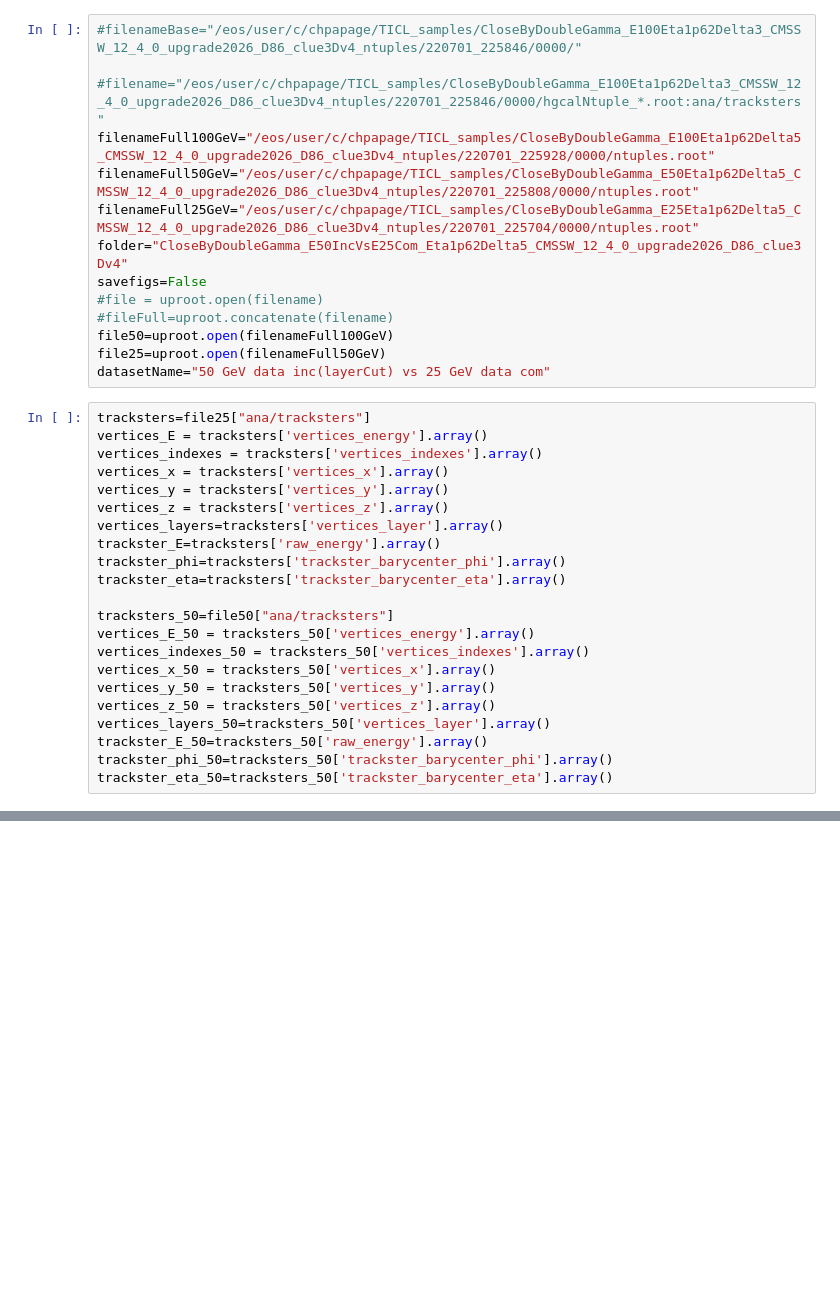
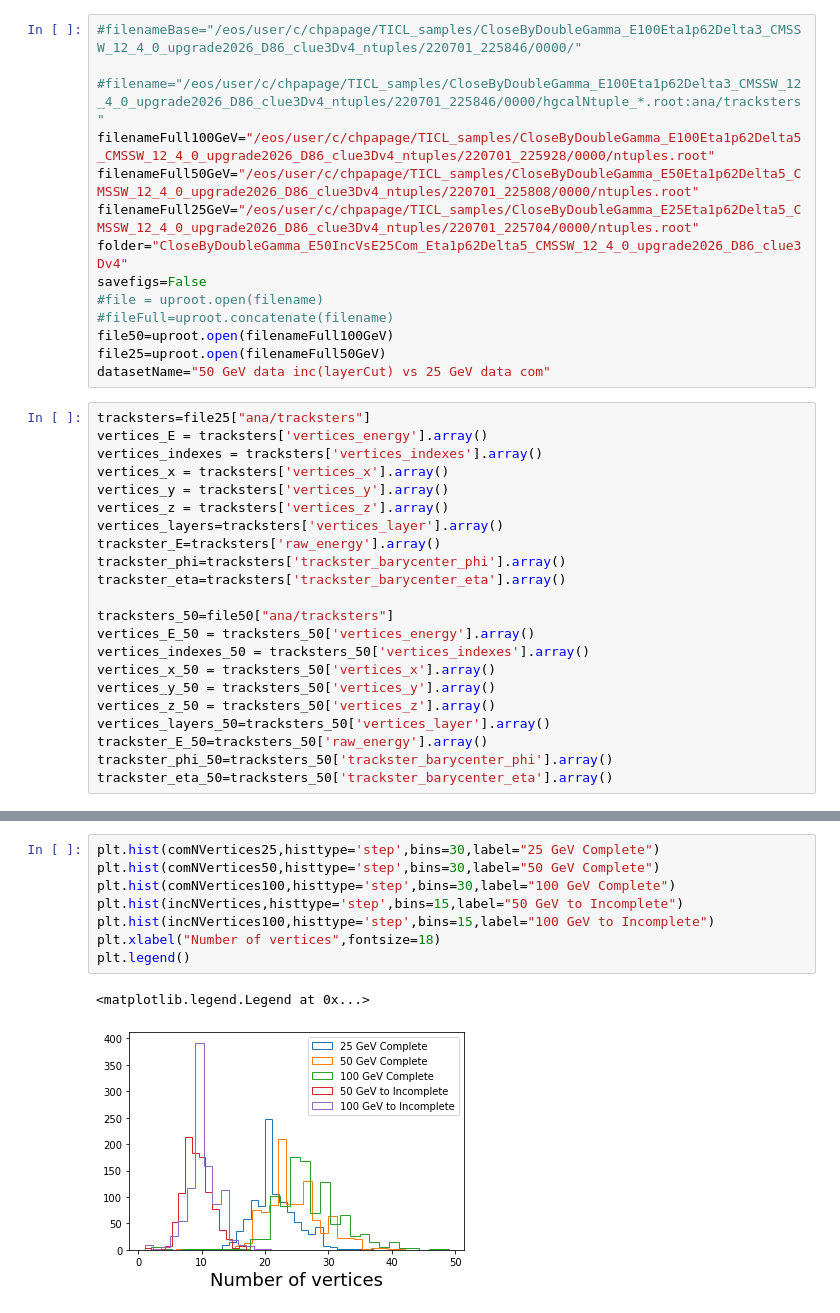
Before and after one commit to chrispap95/TICLHackaton2022-Metrics4Tracksters, a Jupyter notebook: 22 - Centrality profiling layer cut data.ipynb, the cells around one changed output, grey strips where cells are left out. Saved outputs shown, nothing was run; the diff lists cells and outputs as text; blank space fills up the shorter version.

```diff
--- a/22 - Centrality profiling layer cut data.ipynb
+++ b/22 - Centrality profiling layer cut data.ipynb
@@ -635,0 +901,11 @@ plt.show()
+# %%
+plt.hist(comNVertices25,histtype='step',bins=30,label="25 GeV Complete")
+plt.hist(comNVertices50,histtype='step',bins=30,label="50 GeV Complete")
+plt.hist(comNVertices100,histtype='step',bins=30,label="100 GeV Complete")
+plt.hist(incNVertices,histtype='step',bins=15,label="50 GeV to Incomplete")
+plt.hist(incNVertices100,histtype='step',bins=15,label="100 GeV to Incomplete")
+plt.xlabel("Number of vertices",fontsize=18)
+plt.legend()
+# %% [output]
+<matplotlib.legend.Legend at 0x...>
+[figure, added]
```
Also changed, not shown: parts of 23 cells of this notebook, 9 other files.
